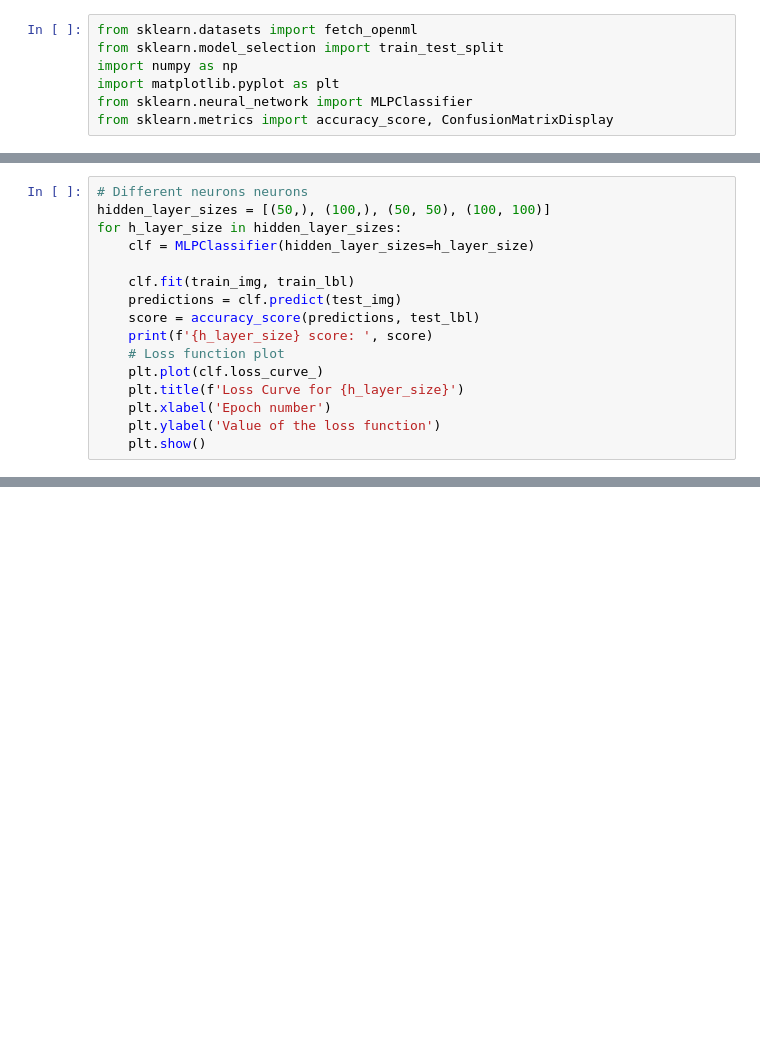
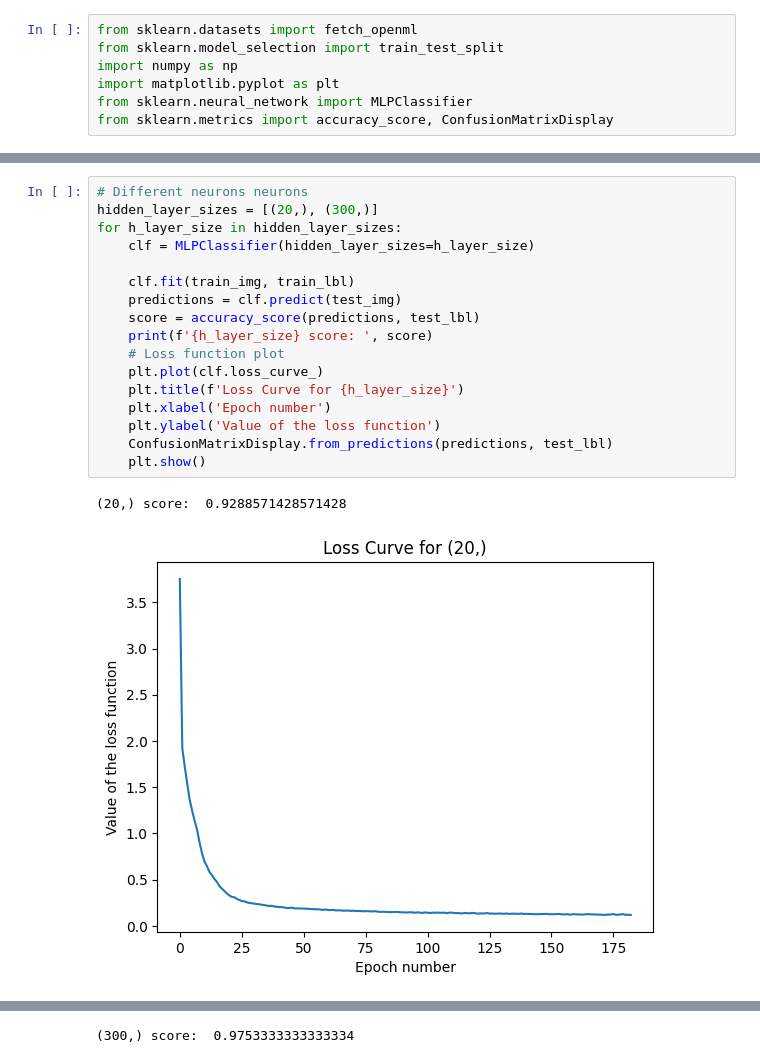
Before and after one commit to PawelGawlikDev/machine_learning, a Jupyter notebook: Lab2/PawełGawlik.ipynb, the cells around one changed output, grey strips where cells are left out. Saved outputs shown, nothing was run; the diff lists cells and outputs as text; blank space fills up the shorter version.

```diff
--- a/Lab2/PawełGawlik.ipynb
+++ b/Lab2/PawełGawlik.ipynb
@@ -121,16 +173,20 @@ plt.show()
 # %%
 # Different neurons neurons
-hidden_layer_sizes = [(50,), (100,), (50, 50), (100, 100)]
+hidden_layer_sizes = [(20,), (300,)]
 for h_layer_size in hidden_layer_sizes:
     clf = MLPClassifier(hidden_layer_sizes=h_layer_size)
 
     clf.fit(train_img, train_lbl)
     predictions = clf.predict(test_img)
     score = accuracy_score(predictions, test_lbl)
     print(f'{h_layer_size} score: ', score)
     # Loss function plot
     plt.plot(clf.loss_curve_)
     plt.title(f'Loss Curve for {h_layer_size}')
     plt.xlabel('Epoch number')
     plt.ylabel('Value of the loss function')
+    ConfusionMatrixDisplay.from_predictions(predictions, test_lbl)
     plt.show()
+# %% [output]
+(20,) score:  0.9288571428571428
+[figure, added]
@@ -136,0 +194 @@ for h_layer_size in hidden_layer_sizes:
+(300,) score:  0.9753333333333334
```
Also changed, not shown: parts of 17 cells of this notebook, 3 other files.
